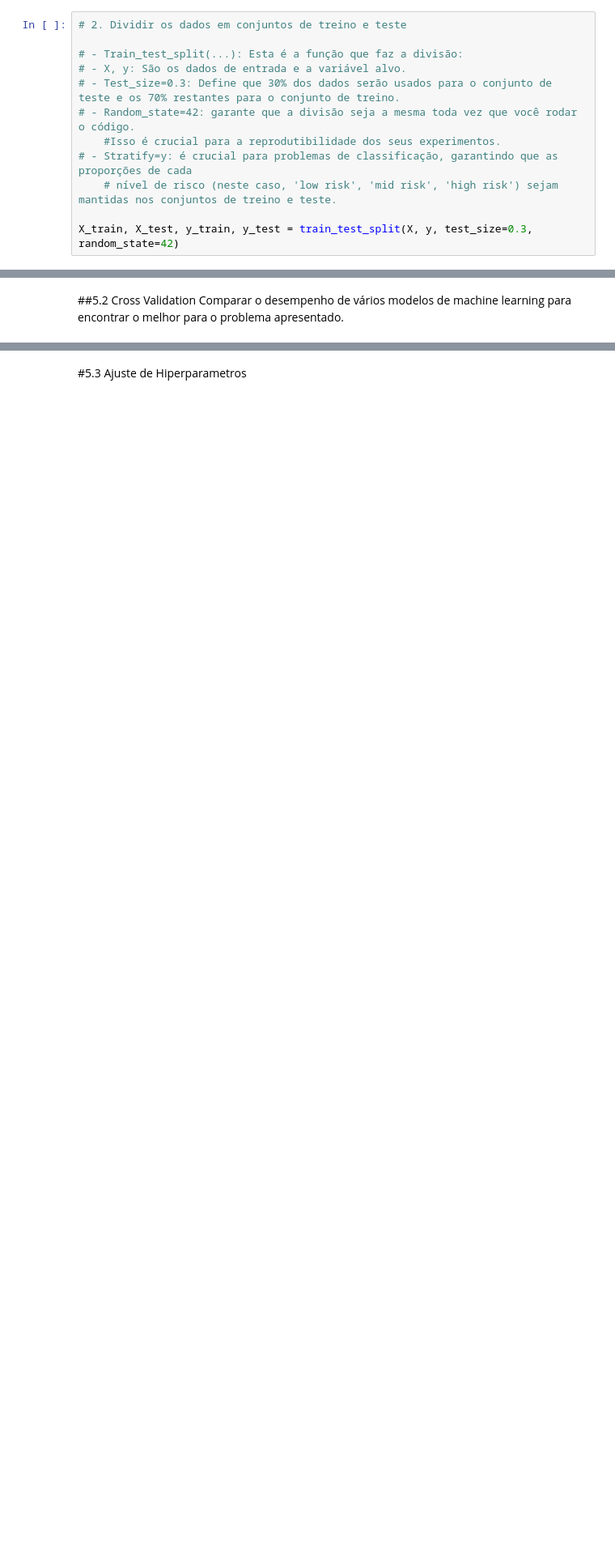
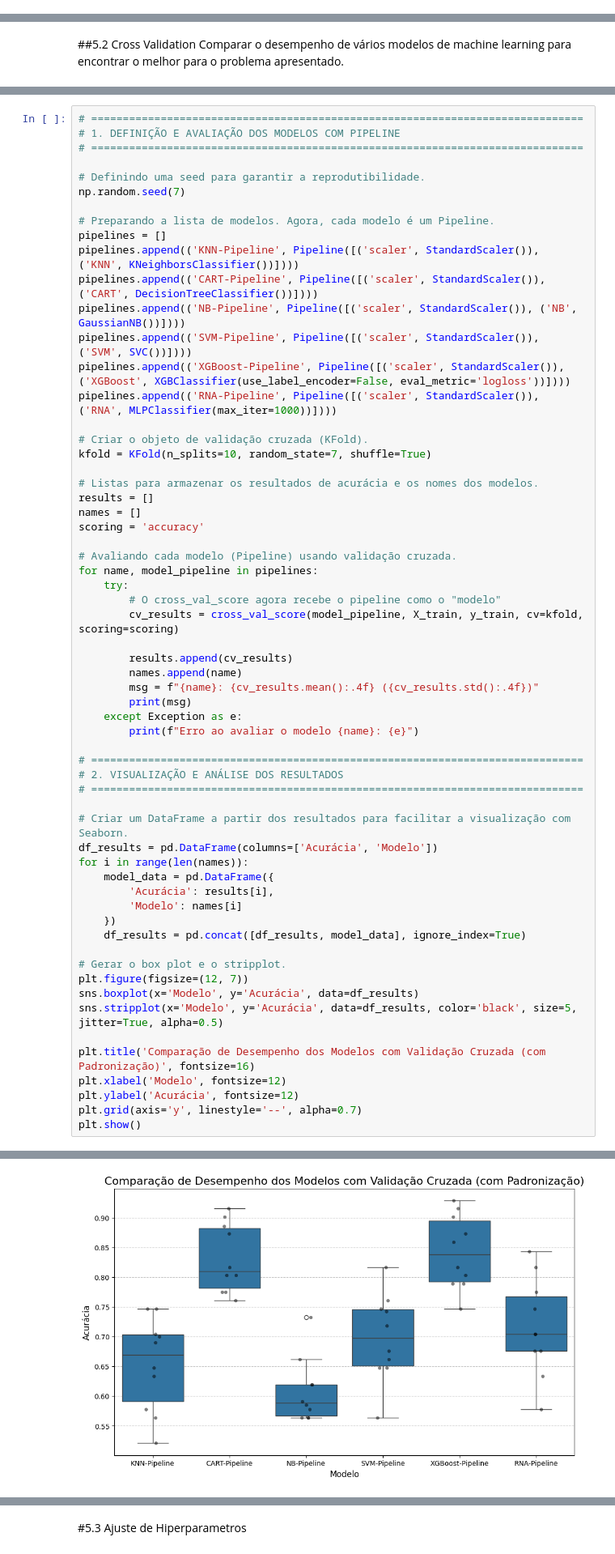
Before and after one commit to AlineFiori/MVP-Machine_Learning, a Jupyter notebook: Template_Machine_Learning_Pregnancy.ipynb, the cells around one changed output, grey strips where cells are left out. Shown at 81% size. Drawn from its saved outputs; the diff is of its cells as text; blank space fills up the shorter version.

```diff
--- a/Template_Machine_Learning_Pregnancy.ipynb
+++ b/Template_Machine_Learning_Pregnancy.ipynb
@@ -715,12 +886,0 @@ Dimensão de y (target): (1014,)
-# %%
-# 2. Dividir os dados em conjuntos de treino e teste
-
-# - Train_test_split(...): Esta é a função que faz a divisão:
-# - X, y: São os dados de entrada e a variável alvo.
-# - Test_size=0.3: Define que 30% dos dados serão usados para o conjunto de teste e os 70% restantes para o conjunto de treino.
-# - Random_state=42: garante que a divisão seja a mesma toda vez que você rodar o código.
-    #Isso é crucial para a reprodutibilidade dos seus experimentos.
-# - Stratify=y: é crucial para problemas de classificação, garantindo que as proporções de cada
-    # nível de risco (neste caso, 'low risk', 'mid risk', 'high risk') sejam mantidas nos conjuntos de treino e teste.
-
-X_train, X_test, y_train, y_test = train_test_split(X, y, test_size=0.3, random_state=42)
@@ -939,0 +1036,62 @@ RNA: 0.7167 (0.0759)
+# %%
+# ==============================================================================
+# 1. DEFINIÇÃO E AVALIAÇÃO DOS MODELOS COM PIPELINE
+# ==============================================================================
+
+# Definindo uma seed para garantir a reprodutibilidade.
+np.random.seed(7)
+
+# Preparando a lista de modelos. Agora, cada modelo é um Pipeline.
+pipelines = []
+pipelines.append(('KNN-Pipeline', Pipeline([('scaler', StandardScaler()), ('KNN', KNeighborsClassifier())])))
+pipelines.append(('CART-Pipeline', Pipeline([('scaler', StandardScaler()), ('CART', DecisionTreeClassifier())])))
+pipelines.append(('NB-Pipeline', Pipeline([('scaler', StandardScaler()), ('NB', GaussianNB())])))
+pipelines.append(('SVM-Pipeline', Pipeline([('scaler', StandardScaler()), ('SVM', SVC())])))
+pipelines.append(('XGBoost-Pipeline', Pipeline([('scaler', StandardScaler()), ('XGBoost', XGBClassifier(use_label_encoder=False, eval_metric='logloss'))])))
+pipelines.append(('RNA-Pipeline', Pipeline([('scaler', StandardScaler()), ('RNA', MLPClassifier(max_iter=1000))])))
+
+# Criar o objeto de validação cruzada (KFold).
+kfold = KFold(n_splits=10, random_state=7, shuffle=True)
+
+# Listas para armazenar os resultados de acurácia e os nomes dos modelos.
+results = []
+names = []
+scoring = 'accuracy'
+
+# Avaliando cada modelo (Pipeline) usando validação cruzada.
+for name, model_pipeline in pipelines:
+    try:
+        # O cross_val_score agora recebe o pipeline como o "modelo"
+        cv_results = cross_val_score(model_pipeline, X_train, y_train, cv=kfold, scoring=scoring)
+
+        results.append(cv_results)
+        names.append(name)
+        msg = f"{name}: {cv_results.mean():.4f} ({cv_results.std():.4f})"
+        print(msg)
+    except Exception as e:
+        print(f"Erro ao avaliar o modelo {name}: {e}")
+
+# ==============================================================================
+# 2. VISUALIZAÇÃO E ANÁLISE DOS RESULTADOS
+# ==============================================================================
+
+# Criar um DataFrame a partir dos resultados para facilitar a visualização com Seaborn.
+df_results = pd.DataFrame(columns=['Acurácia', 'Modelo'])
+for i in range(len(names)):
+    model_data = pd.DataFrame({
+        'Acurácia': results[i],
+        'Modelo': names[i]
+    })
+    df_results = pd.concat([df_results, model_data], ignore_index=True)
+
+# Gerar o box plot e o stripplot.
+plt.figure(figsize=(12, 7))
+sns.boxplot(x='Modelo', y='Acurácia', data=df_results)
+sns.stripplot(x='Modelo', y='Acurácia', data=df_results, color='black', size=5, jitter=True, alpha=0.5)
+
+plt.title('Comparação de Desempenho dos Modelos com Validação Cruzada (com Padronização)', fontsize=16)
+plt.xlabel('Modelo', fontsize=12)
+plt.ylabel('Acurácia', fontsize=12)
+plt.grid(axis='y', linestyle='--', alpha=0.7)
+plt.show()
+# %% [output]
@@ -939,0 +1104 @@ RNA: 0.7167 (0.0759)
+[figure, added]
```
Also changed, not shown: parts of 23 cells of this notebook.
